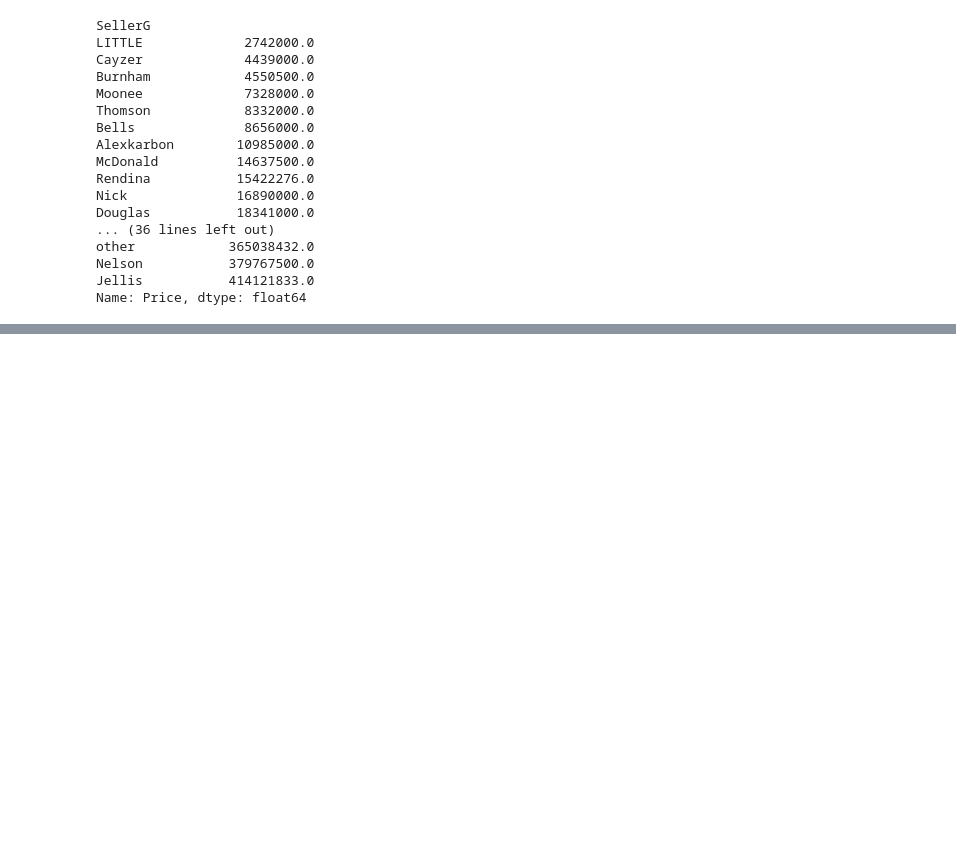
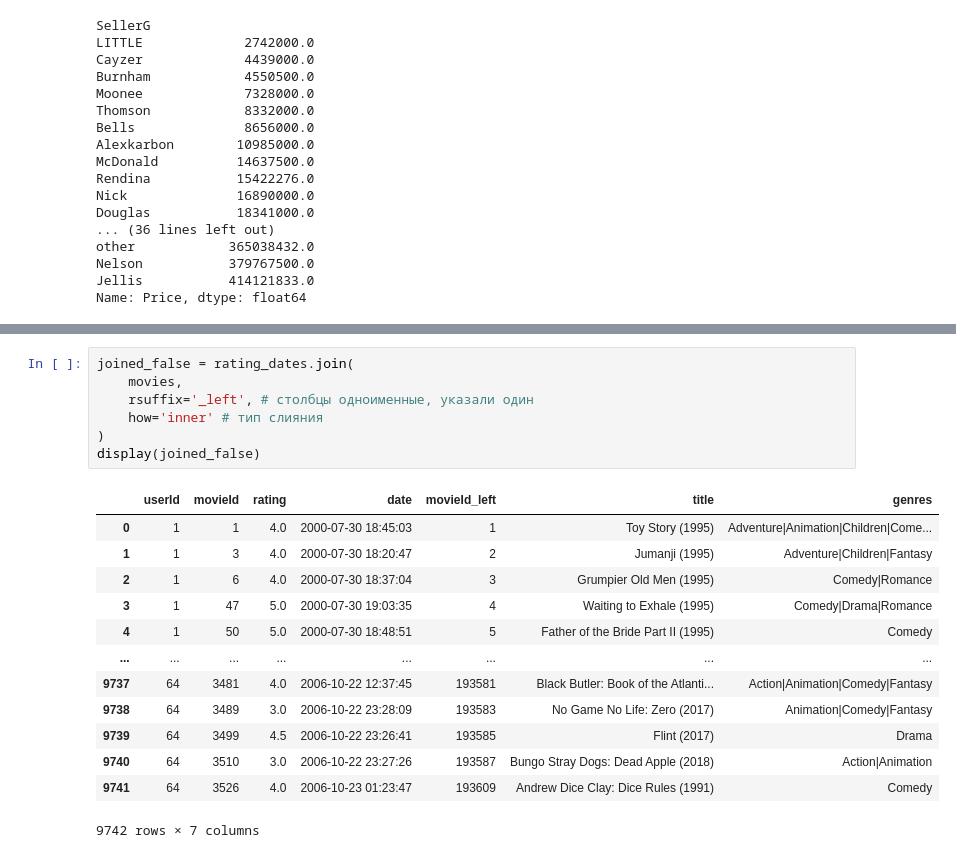
Before and after one commit to UdTatyana/SF-Data-Science, a Jupyter notebook: Skillfactory/PY_12 Продвинутые методы Pandas/Theory_12.ipynb, the cells around one changed output, grey strips where cells are left out. Saved outputs shown, nothing was run; the diff lists cells and outputs as text; blank space fills up the shorter version.

```diff
--- a/Skillfactory/PY_12 Продвинутые методы Pandas/Theory_12.ipynb
+++ b/Skillfactory/PY_12 Продвинутые методы Pandas/Theory_12.ipynb
@@ -367,0 +909,21 @@ Name: Price, dtype: float64
+# %%
+joined_false = rating_dates.join(
+    movies,
+    rsuffix='_left', # столбцы одноименные, указали один
+    how='inner' # тип слияния
+)
+display(joined_false)
+# %% [output]
+|  | userId | movieId | rating | date | movieId_left | title | genres |
+| 0 | 1 | 1 | 4.0 | 2000-07-30 18:45:03 | 1 | Toy Story (1995) | Adventure|Animation|Children|Come... |
+| 1 | 1 | 3 | 4.0 | 2000-07-30 18:20:47 | 2 | Jumanji (1995) | Adventure|Children|Fantasy |
+| 2 | 1 | 6 | 4.0 | 2000-07-30 18:37:04 | 3 | Grumpier Old Men (1995) | Comedy|Romance |
+| 3 | 1 | 47 | 5.0 | 2000-07-30 19:03:35 | 4 | Waiting to Exhale (1995) | Comedy|Drama|Romance |
+| 4 | 1 | 50 | 5.0 | 2000-07-30 18:48:51 | 5 | Father of the Bride Part II (1995) | Comedy |
+| ... | ... | ... | ... | ... | ... | ... | ... |
+| 9737 | 64 | 3481 | 4.0 | 2006-10-22 12:37:45 | 193581 | Black Butler: Book of the Atlanti... | Action|Animation|Comedy|Fantasy |
+| 9738 | 64 | 3489 | 3.0 | 2006-10-22 23:28:09 | 193583 | No Game No Life: Zero (2017) | Animation|Comedy|Fantasy |
+| 9739 | 64 | 3499 | 4.5 | 2006-10-22 23:26:41 | 193585 | Flint (2017) | Drama |
+| 9740 | 64 | 3510 | 3.0 | 2006-10-22 23:27:26 | 193587 | Bungo Stray Dogs: Dead Apple (2018) | Action|Animation |
+| 9741 | 64 | 3526 | 4.0 | 2006-10-23 01:23:47 | 193609 | Andrew Dice Clay: Dice Rules (1991) | Comedy |
+9742 rows × 7 columns
```
Also changed, not shown: parts of 62 cells of this notebook, 5 other files.
